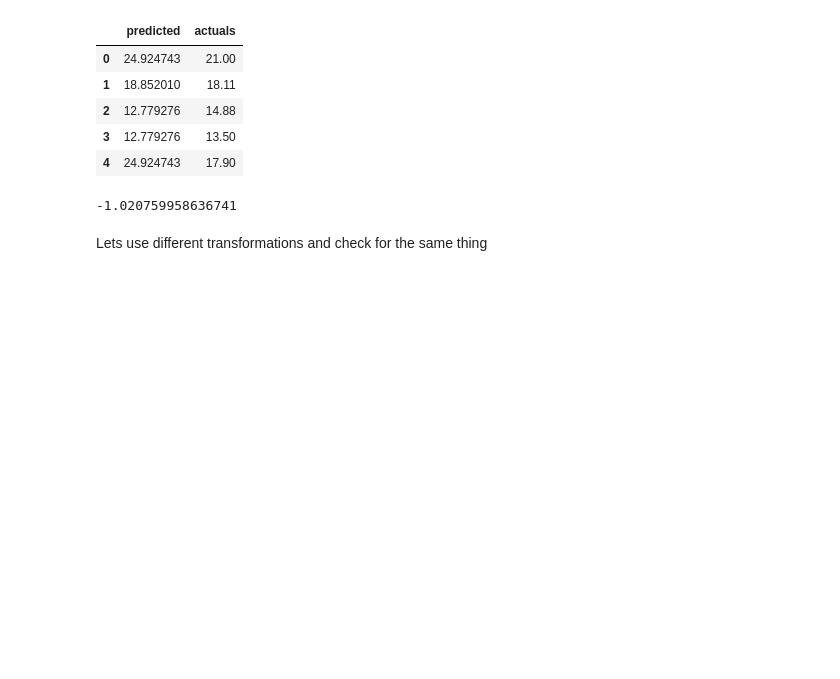
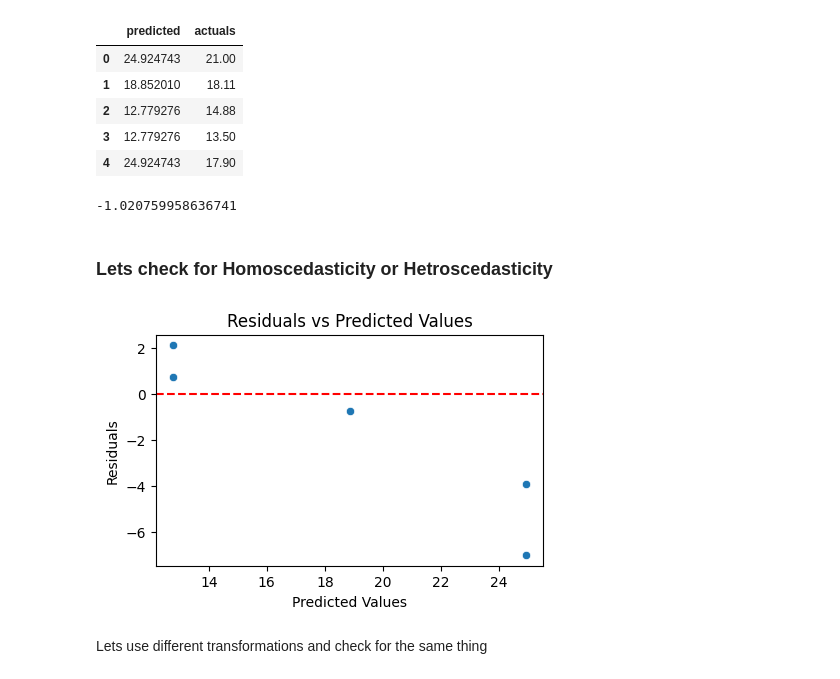
Before and after one commit to its-relative/Excelr, a Jupyter notebook: assignments/simplelinearreg/deliveryScaled.ipynb, the cells around one changed output. Cells and saved outputs as stored; diff of their text form; code cells hidden in the pictures; blank space fills up the shorter version.

```diff
--- a/assignments/simplelinearreg/deliveryScaled.ipynb
+++ b/assignments/simplelinearreg/deliveryScaled.ipynb
@@ -270,6 +270,22 @@ from sklearn.metrics import r2_score
 print(r2_score(y_test,y_pred))
 # %% [output]
 -1.020759958636741
+# %% [markdown]
+### Lets check for Homoscedasticity or Hetroscedasticity
+# %%
+residuals = y_test - y_pred
+# residuals
+
+# Plot residuals against predicted values
+plt.figure(figsize=(5,3))
+sns.scatterplot(x=np.array(y_pred).reshape(-1), y=np.array(residuals).reshape(-1))
+plt.axhline(y=0, color='r', linestyle='--')
+plt.title('Residuals vs Predicted Values')
+plt.xlabel('Predicted Values')
+plt.ylabel('Residuals')
+plt.show()
+# %% [output]
+[figure, added]
 # %% [markdown]
 Lets use different transformations and check for the same thing
 # %%
```
Also changed, not shown: parts of 3 cells of this notebook.
